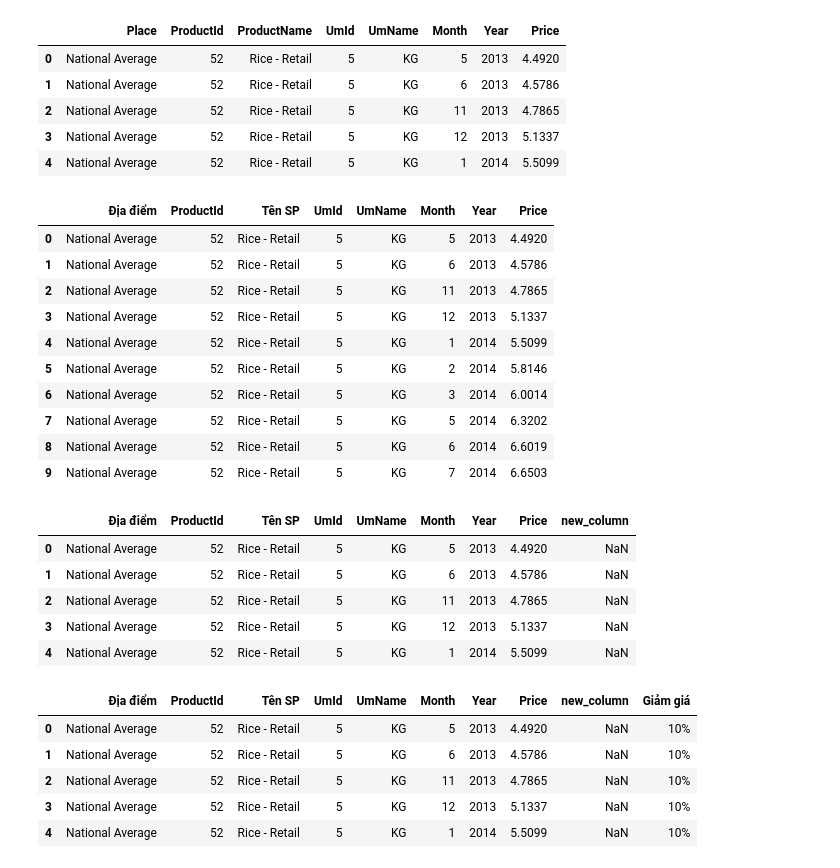
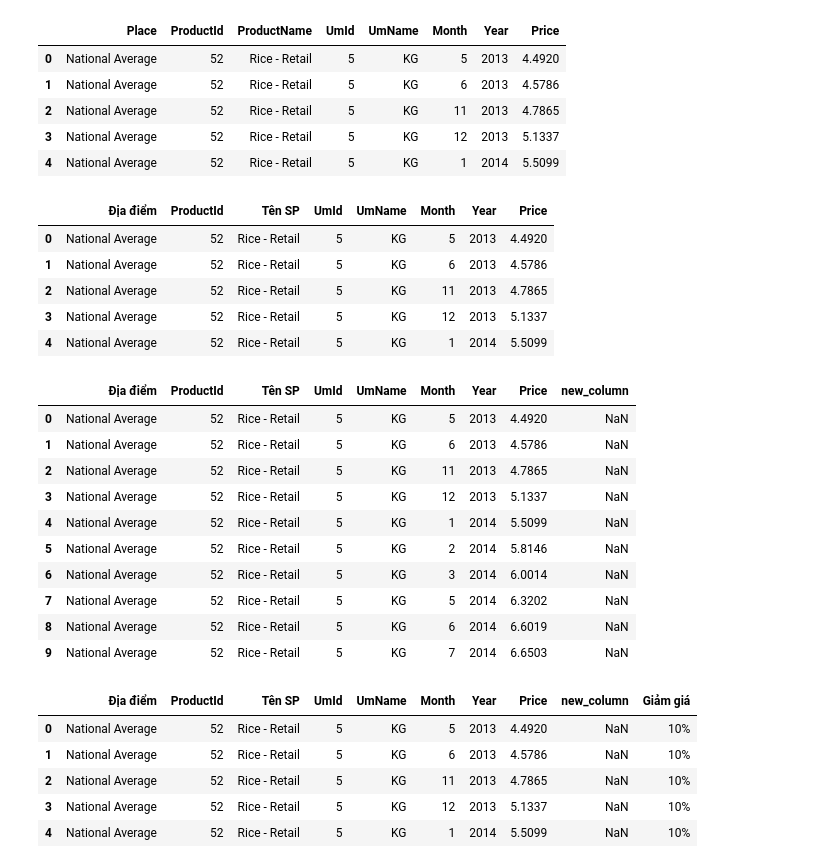
Before and after one commit to hunght92/Codegym, a Jupyter notebook: Học lại.ipynb, the cells around one changed output. Drawn from its saved outputs; the diff is of its cells as text; code cells hidden in the pictures.

```diff
--- a/Học lại.ipynb
+++ b/Học lại.ipynb
@@ -227,7 +227,7 @@ df.head(5)
 | 4 | National Average | 52 | Rice - Retail | 5 | KG | 1 | 2014 | 5.5099 |
 # %%
 df.rename(columns={'Place':'Địa điểm','ProductName':'Tên SP'},inplace=True)
-df.head(10)
+df.head(5)
 # %% [output]
 |  | Địa điểm | ProductId | Tên SP | UmId | UmName | Month | Year | Price |
 | 0 | National Average | 52 | Rice - Retail | 5 | KG | 5 | 2013 | 4.4920 |
@@ -235,22 +235,22 @@ df.head(10)
 | 2 | National Average | 52 | Rice - Retail | 5 | KG | 11 | 2013 | 4.7865 |
 | 3 | National Average | 52 | Rice - Retail | 5 | KG | 12 | 2013 | 5.1337 |
 | 4 | National Average | 52 | Rice - Retail | 5 | KG | 1 | 2014 | 5.5099 |
-| 5 | National Average | 52 | Rice - Retail | 5 | KG | 2 | 2014 | 5.8146 |
-| 6 | National Average | 52 | Rice - Retail | 5 | KG | 3 | 2014 | 6.0014 |
-| 7 | National Average | 52 | Rice - Retail | 5 | KG | 5 | 2014 | 6.3202 |
-| 8 | National Average | 52 | Rice - Retail | 5 | KG | 6 | 2014 | 6.6019 |
-| 9 | National Average | 52 | Rice - Retail | 5 | KG | 7 | 2014 | 6.6503 |
 # %%
 # Thêm một cột mới với tất cả các giá trị rỗng NaN
 df['new_column'] = 'NaN'
-df.head()
+df.head(10)
 # %% [output]
 |  | Địa điểm | ProductId | Tên SP | UmId | UmName | Month | Year | Price | new_column |
 | 0 | National Average | 52 | Rice - Retail | 5 | KG | 5 | 2013 | 4.4920 | NaN |
 | 1 | National Average | 52 | Rice - Retail | 5 | KG | 6 | 2013 | 4.5786 | NaN |
 | 2 | National Average | 52 | Rice - Retail | 5 | KG | 11 | 2013 | 4.7865 | NaN |
 | 3 | National Average | 52 | Rice - Retail | 5 | KG | 12 | 2013 | 5.1337 | NaN |
 | 4 | National Average | 52 | Rice - Retail | 5 | KG | 1 | 2014 | 5.5099 | NaN |
+| 5 | National Average | 52 | Rice - Retail | 5 | KG | 2 | 2014 | 5.8146 | NaN |
+| 6 | National Average | 52 | Rice - Retail | 5 | KG | 3 | 2014 | 6.0014 | NaN |
+| 7 | National Average | 52 | Rice - Retail | 5 | KG | 5 | 2014 | 6.3202 | NaN |
+| 8 | National Average | 52 | Rice - Retail | 5 | KG | 6 | 2014 | 6.6019 | NaN |
+| 9 | National Average | 52 | Rice - Retail | 5 | KG | 7 | 2014 | 6.6503 | NaN |
 # %%
 # Thêm cột giảm giá 10% cho tất cả các bản ghi
 # Cách 1: Gán tên cột dưới dạng một chuỗi và thêm giá trị cho cột đó
```
